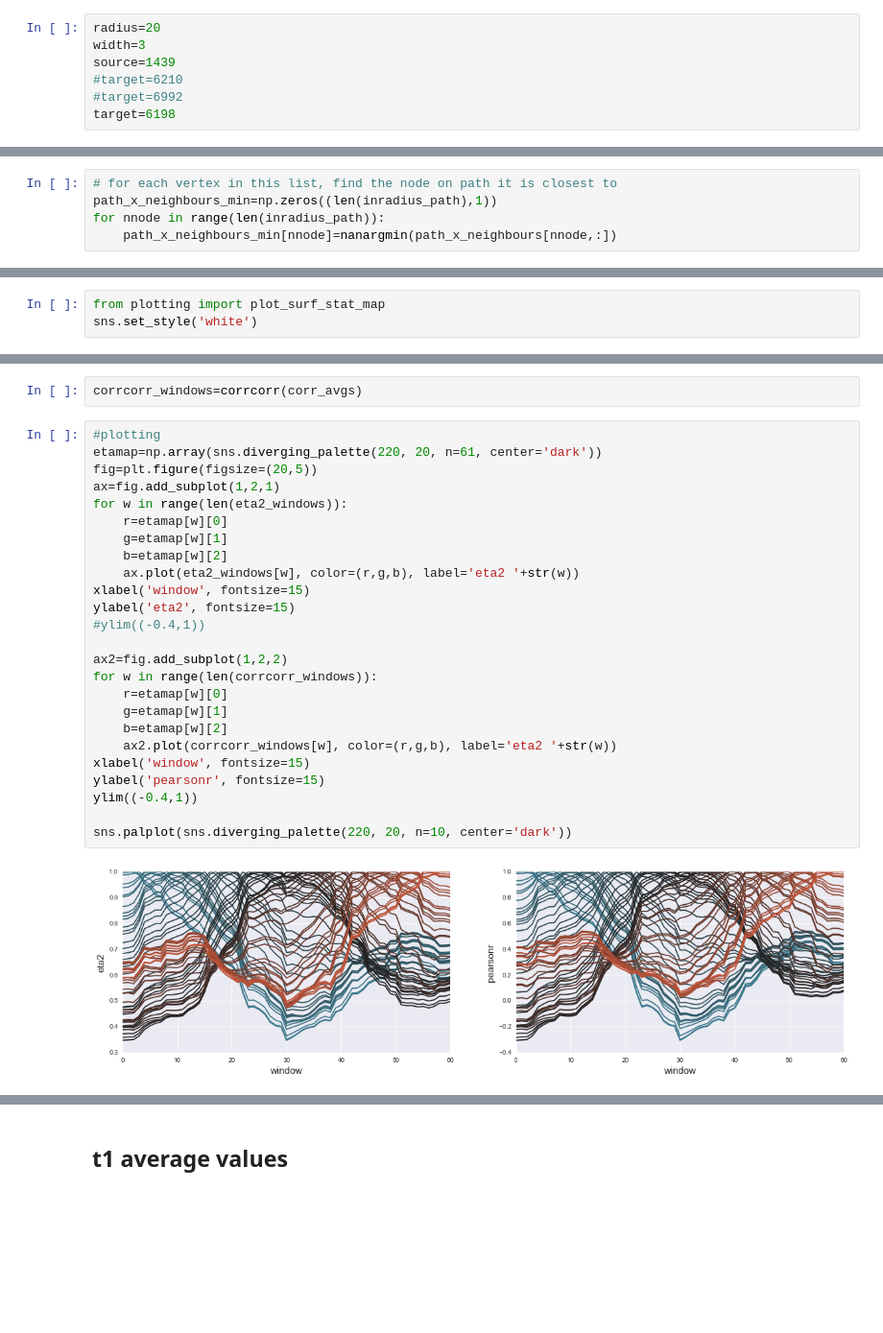
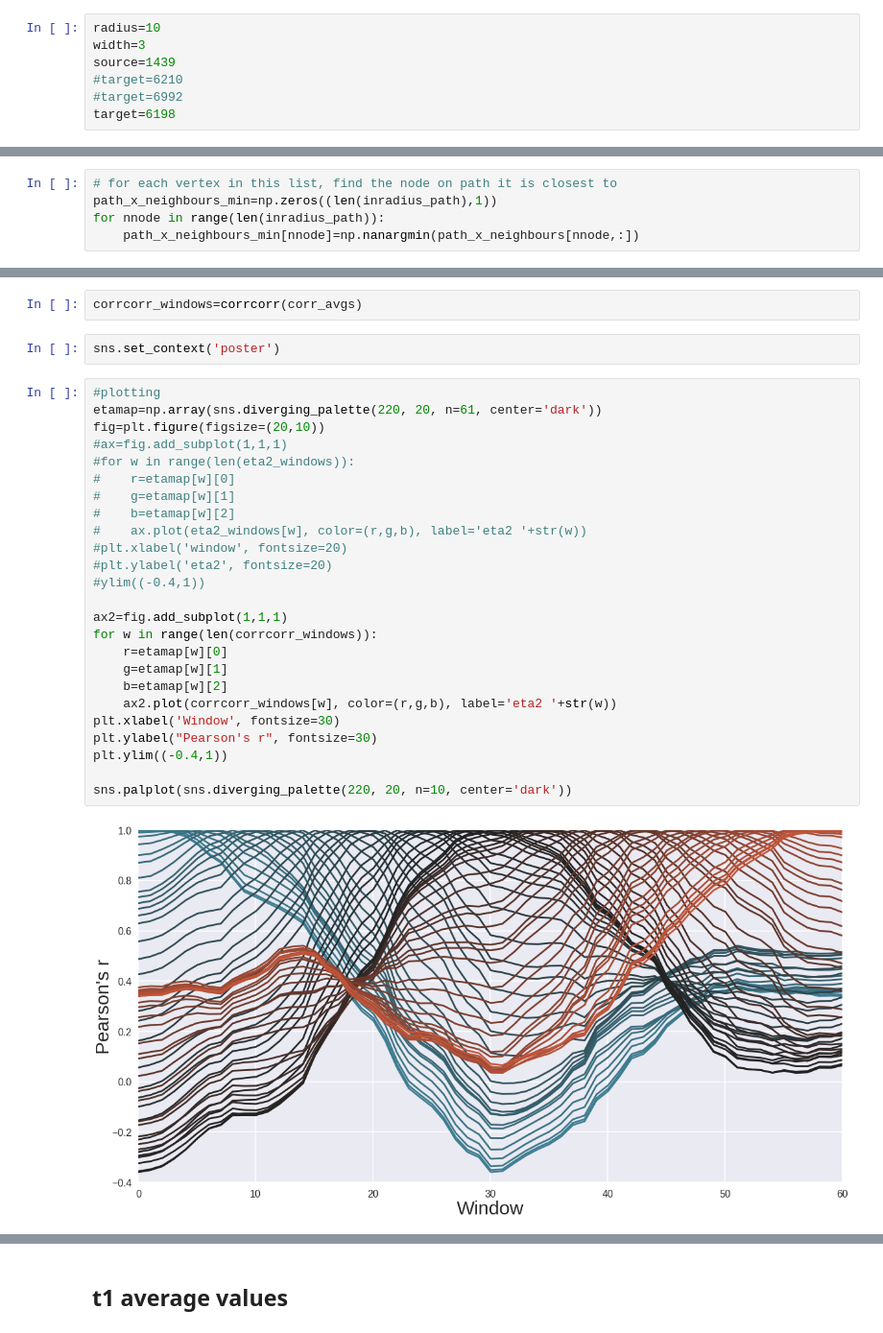
Before and after one commit to juhuntenburg/myelinconnect, a Jupyter notebook: notebooks/path_windows.ipynb, the cells around one changed output, grey strips where cells are left out. Shown at 96% size. Drawn from its saved outputs; the diff is of its cells as text; blank space fills up the shorter version.

```diff
--- a/notebooks/path_windows.ipynb
+++ b/notebooks/path_windows.ipynb
@@ -224,7 +130,7 @@ G=make_graph(vertices, faces)
 # %% [markdown]
 The graph representation of the surface is used to find the shortest path between the chosen source and target node. For each node on the path a window is created containing all other nodes that lie within a given radius and are closer to this node that to any other node on the path. These single node windows are then combined into a larger window with the chosen width that is sliding along the path (for now with step=1 node).
 # %%
-radius=20
+radius=10
 width=3
 source=1439
 #target=6210
@@ -251,7 +157,7 @@ path_x_neighbours[path_x_neighbours==0]=np.nan
 # for each vertex in this list, find the node on path it is closest to
 path_x_neighbours_min=np.zeros((len(inradius_path),1))
 for nnode in range(len(inradius_path)):
-    path_x_neighbours_min[nnode]=nanargmin(path_x_neighbours[nnode,:])
+    path_x_neighbours_min[nnode]=np.nanargmin(path_x_neighbours[nnode,:])
 # %%
 #for each node on the path, extract those neighbour nodes, that fall into its window
 windows=[]
@@ -318,6 +224,3 @@ mlab.draw()
 for j in range(len(window_surfs)):
     img.mlab_source.scalars = window_surfs[j]
 mlab.show()
-# %%
-from plotting import plot_surf_stat_map
-sns.set_style('white')
@@ -475,33 +373,35 @@ def corrcorr(correlation_vectors):
     return corrcorr_array
 # %%
 corrcorr_windows=corrcorr(corr_avgs)
+# %%
+sns.set_context('poster')
 # %%
 #plotting
 etamap=np.array(sns.diverging_palette(220, 20, n=61, center='dark'))
-fig=plt.figure(figsize=(20,5))
-ax=fig.add_subplot(1,2,1)
-for w in range(len(eta2_windows)):
-    r=etamap[w][0]
-    g=etamap[w][1]
-    b=etamap[w][2]
-    ax.plot(eta2_windows[w], color=(r,g,b), label='eta2 '+str(w))
-xlabel('window', fontsize=15)
-ylabel('eta2', fontsize=15)
+fig=plt.figure(figsize=(20,10))
+#ax=fig.add_subplot(1,1,1)
+#for w in range(len(eta2_windows)):
+#    r=etamap[w][0]
+#    g=etamap[w][1]
+#    b=etamap[w][2]
+#    ax.plot(eta2_windows[w], color=(r,g,b), label='eta2 '+str(w))
+#plt.xlabel('window', fontsize=20)
+#plt.ylabel('eta2', fontsize=20)
 #ylim((-0.4,1))
 
-ax2=fig.add_subplot(1,2,2)
+ax2=fig.add_subplot(1,1,1)
 for w in range(len(corrcorr_windows)):
     r=etamap[w][0]
     g=etamap[w][1]
     b=etamap[w][2]
     ax2.plot(corrcorr_windows[w], color=(r,g,b), label='eta2 '+str(w))
-xlabel('window', fontsize=15)
-ylabel('pearsonr', fontsize=15)
-ylim((-0.4,1))
+plt.xlabel('Window', fontsize=30)
+plt.ylabel("Pearson's r", fontsize=30)
+plt.ylim((-0.4,1))
 
 sns.palplot(sns.diverging_palette(220, 20, n=10, center='dark'))
 # %% [output]
-[figure, old version]
+[figure, new version]
 [figure]
 # %% [markdown]
 ## t1 average values
```
Also changed, not shown: parts of 22 cells of this notebook, 16 other files.
